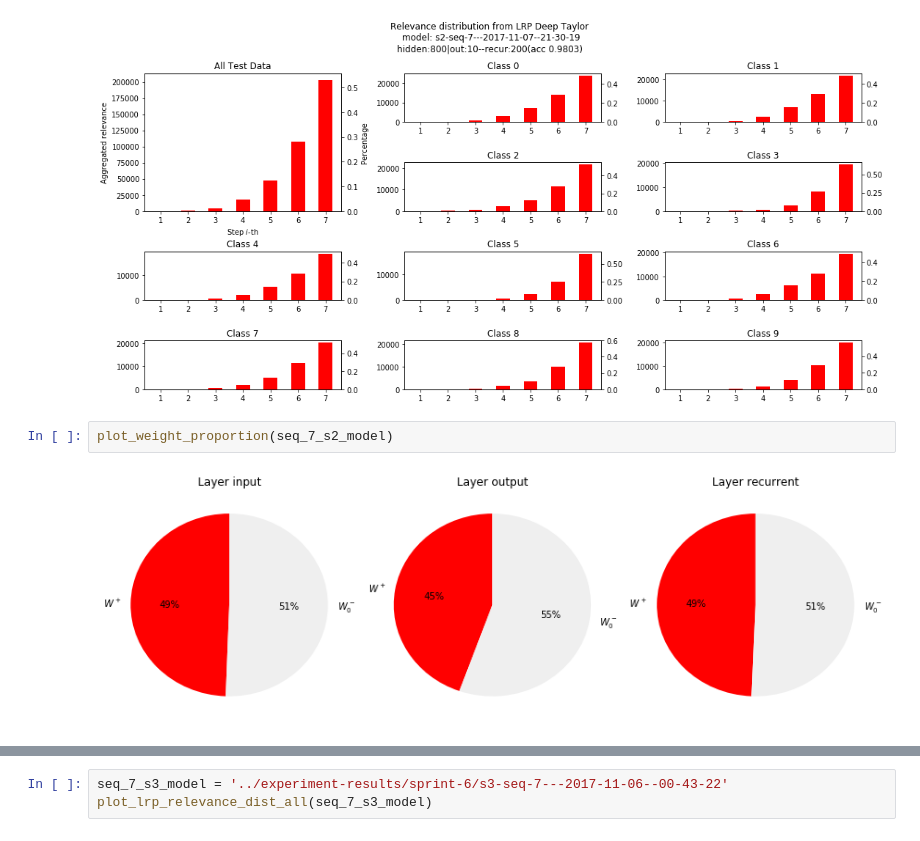
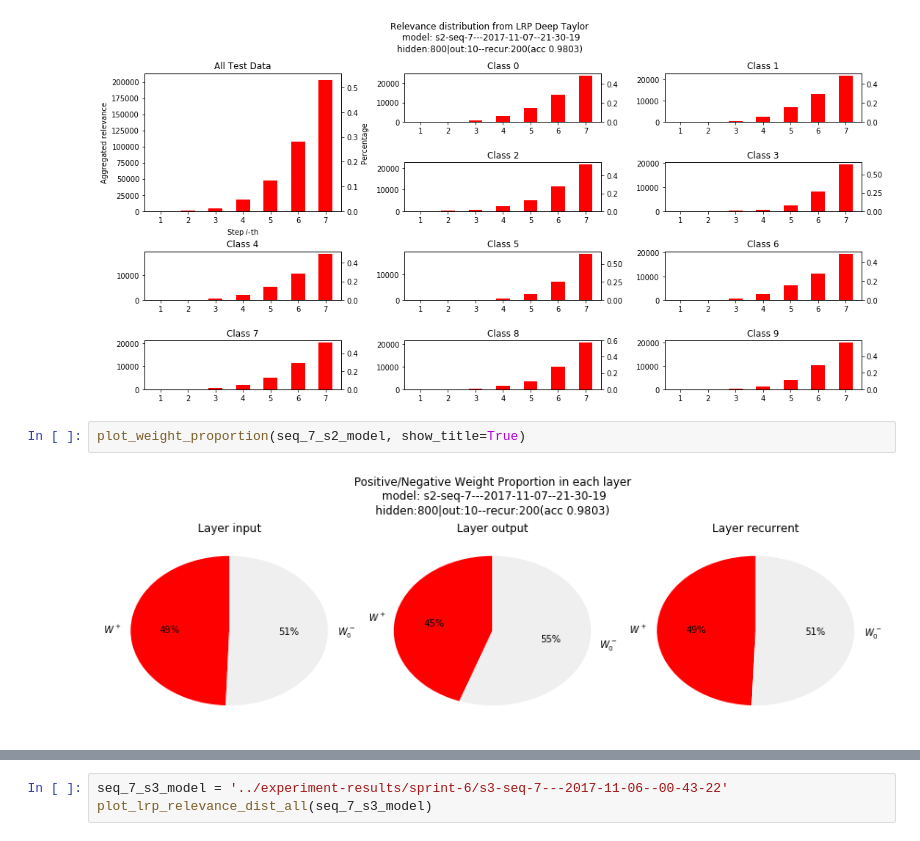
Before and after one commit to p16i/thesis-designing-recurrent-neural-networks-for-explainability, a Jupyter notebook: notebooks/s7-relevance-distribution.ipynb, the cells around one changed output, grey strips where cells are left out. Saved outputs shown, nothing was run; the diff lists cells and outputs as text.

```diff
--- a/notebooks/s7-relevance-distribution.ipynb
+++ b/notebooks/s7-relevance-distribution.ipynb
@@ -245,6 +380,6 @@ plot_lrp_relevance_dist_all(seq_7_s2_model)
 # %% [output]
 [figure]
 # %%
-plot_weight_proportion(seq_7_s2_model)
+plot_weight_proportion(seq_7_s2_model, show_title=True)
 # %% [output]
-[figure, old version]
+[figure, new version]
```
Also changed, not shown: parts of 30 cells of this notebook, 5 other files.
